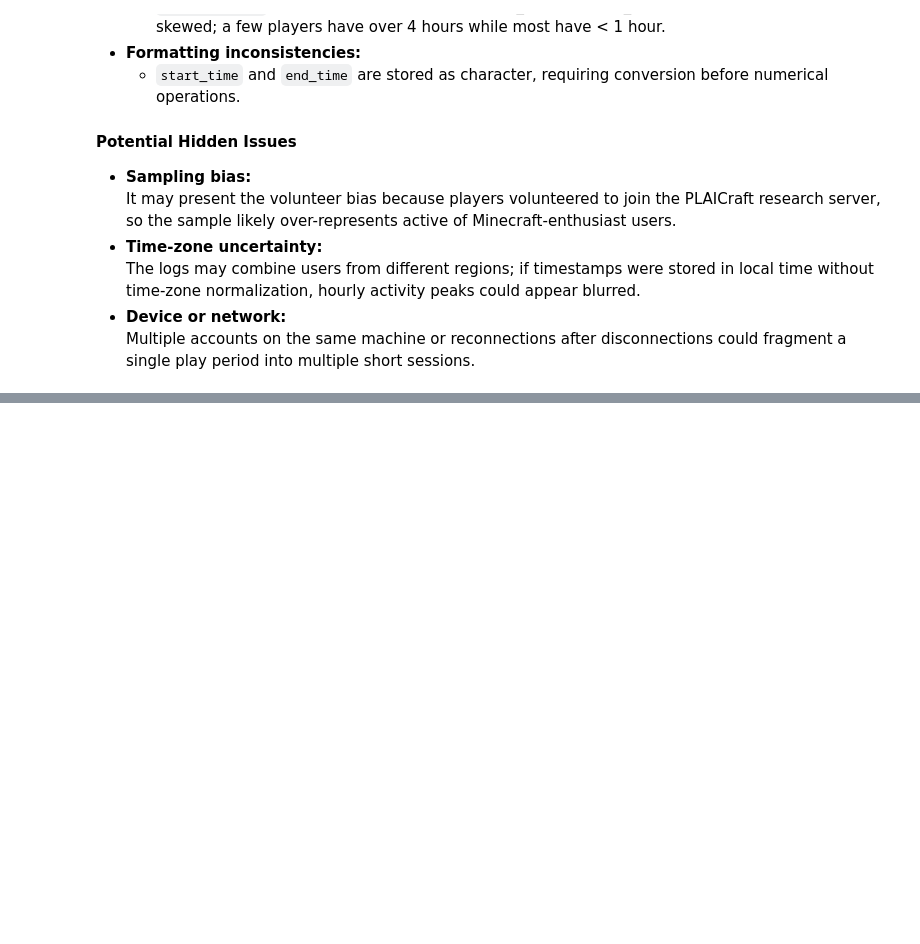
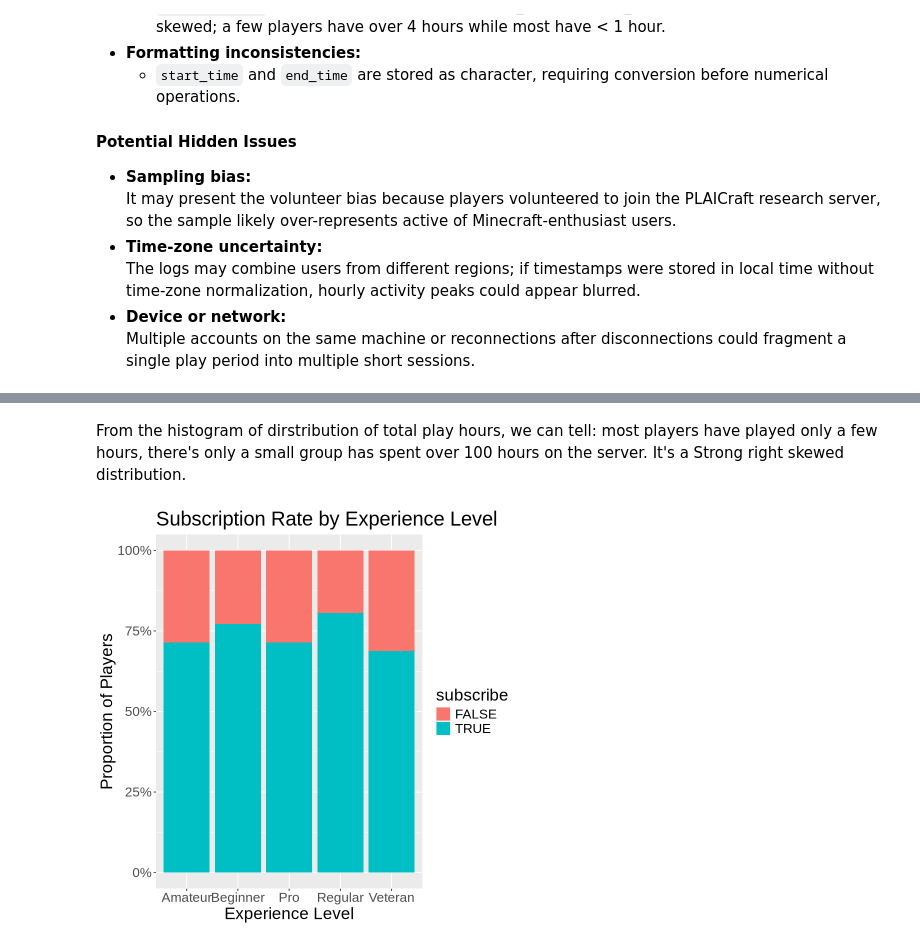
Before and after one commit to PapillonH/DSCI100_UBC_TermProject_2025W1, a Jupyter notebook: Individual_stage.ipynb, the cells around one changed output, grey strips where cells are left out. Drawn from its saved outputs; the diff is of its cells as text; code cells hidden in the pictures; blank space fills up the shorter version.

```diff
--- a/Individual_stage.ipynb
+++ b/Individual_stage.ipynb
@@ -234,0 +332,14 @@ These data are observational and not randomized. They were recorded for research
+# %% [markdown]
+From the histogram of dirstribution of total play hours, we can tell: most players have played only a few hours, there's only a small group has spent over 100 hours on the server. It's a Strong right skewed distribution.
+# %%
+bar_plot <- players_clean|>
+    ggplot(aes(x = experience, fill = subscribe)) +
+    geom_bar(position = "fill") +
+    labs(title = "Subscription Rate by Experience Level",
+       x = "Experience Level",
+       y = "Proportion of Players") +
+    scale_y_continuous(labels = scales::percent) +
+    theme(text = element_text(size = 20))
+bar_plot
+# %% [output]
+[figure, added]
```
Also changed, not shown: parts of 6 cells of this notebook.
